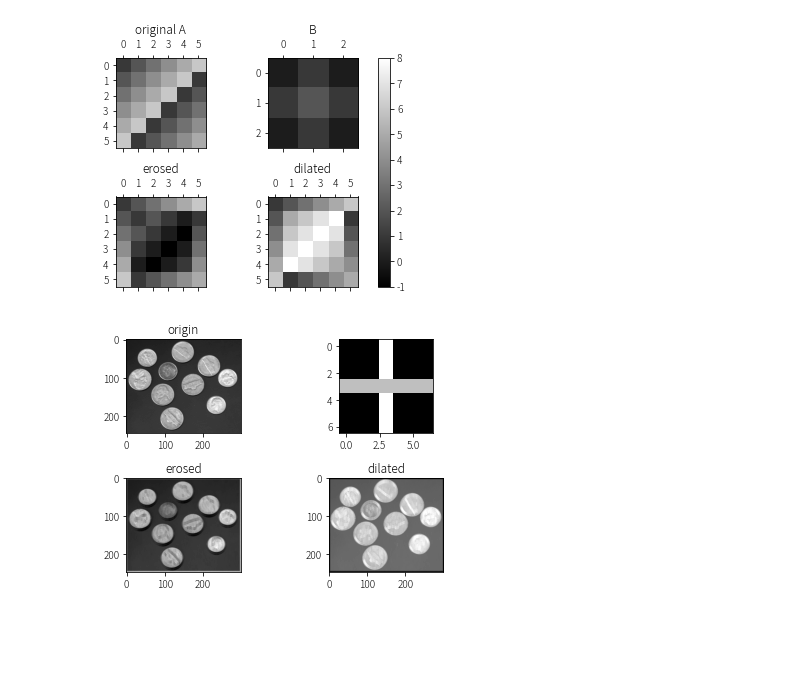
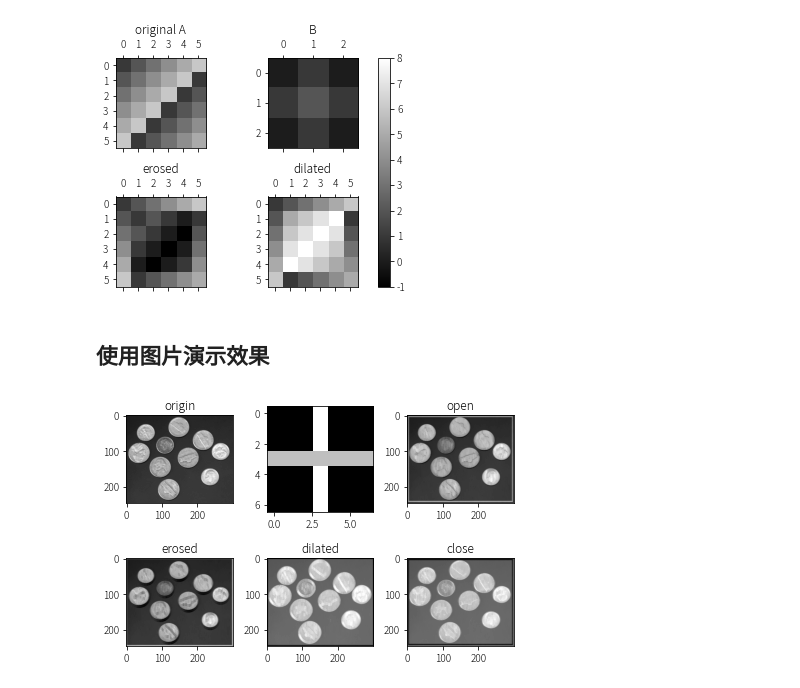
Before and after one commit to xsro/university-learning-code, a Jupyter notebook: 6数字图像与视频处理/灰度腐蚀与膨胀运算/DilationErrosion.ipynb, the cells around one changed output. Drawn from its saved outputs; the diff is of its cells as text; code cells hidden in the pictures; blank space fills up the shorter version.

```diff
--- a/6数字图像与视频处理/灰度腐蚀与膨胀运算/DilationErrosion.ipynb
+++ b/6数字图像与视频处理/灰度腐蚀与膨胀运算/DilationErrosion.ipynb
@@ -107,27 +105,39 @@ fig.colorbar(im, ax=axes.ravel().tolist())
 plt.show()
 # %% [output]
 [figure]
+# %% [markdown]
+## 使用图片演示效果
 # %%
 pic=plt.imread('coins.png')
 center=(3,3)
 kernel=np.zeros((7,7))
 for i in range(7):
     kernel[i,3]=0.4;kernel[3,i]=0.3
-e=erose(pic,kernel,center);d=dilate(pic,kernel,center)
+e=erose(pic,kernel,center)
+ed=dilate(e,kernel,center)
+d=dilate(pic,kernel,center)
+de=erose(d,kernel,center)
 # %%
 fig=plt.figure()
-plt.subplot(2,2,1)
+row=2;col=3
+plt.subplot(row,col,1)
 plt.imshow(pic,cmap = plt.cm.gray)
 plt.title('origin')
-plt.subplot(2,2,2)
+plt.subplot(row,col,2)
 plt.imshow(kernel,cmap = plt.cm.gray)
-plt.subplot(2,2,3)
+plt.subplot(row,col,4)
 plt.imshow(e,cmap = plt.cm.gray)
 plt.title('erosed')
-plt.subplot(2,2,4)
+plt.subplot(row,col,5)
 plt.imshow(d,cmap = plt.cm.gray)
 plt.title('dilated')
+plt.subplot(row,col,3)
+plt.imshow(ed,cmap = plt.cm.gray)
+plt.title('open')
+plt.subplot(row,col,6)
+plt.imshow(de,cmap = plt.cm.gray)
+plt.title('close')
 fig.tight_layout()
 plt.show()
 # %% [output]
-[figure, old version]
+[figure, new version]
```
Also changed, not shown: parts of 2 cells of this notebook.
